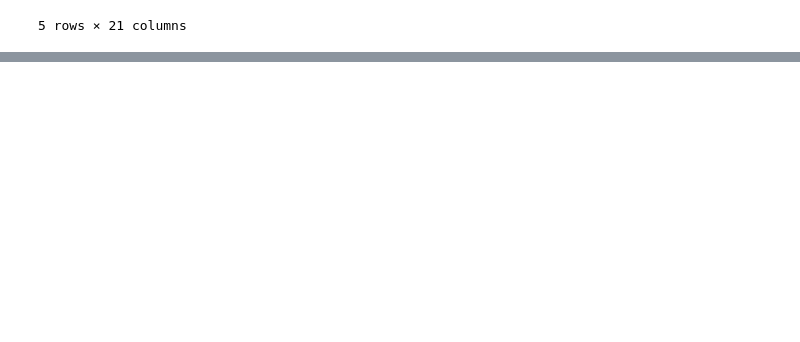
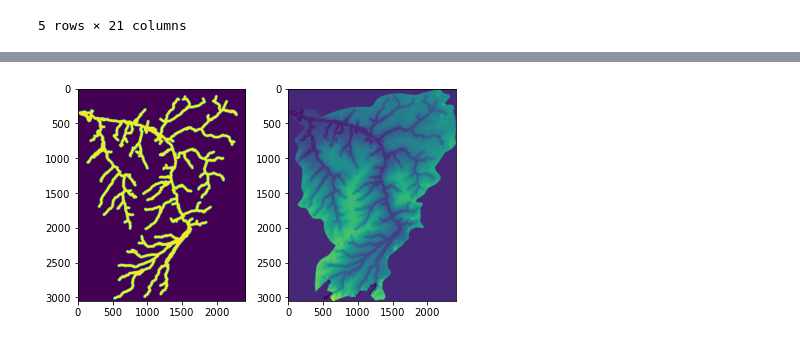
Before and after one commit to jorisvandenbossche/DS-python-geospatial, a Jupyter notebook: notebooks/20-raster-vector-tools.ipynb, the cells around one changed output, grey strips where cells are left out. Saved outputs shown, nothing was run; the diff lists cells and outputs as text; code cells hidden in the pictures; blank space fills up the shorter version.

```diff
--- a/notebooks/20-raster-vector-tools.ipynb
+++ b/notebooks/20-raster-vector-tools.ipynb
@@ -141,2 +236,6 @@ segments_buffered = segments.geometry.buffer(100)
 # %%
-img = rasterio.features.rasterize(zip(segments_buffered, [1]*len(segments_buffered)), out_shape=(4000, 6400), transform=transform)
+segments_buffered = segments.geometry.buffer(100)
+img = rasterio.features.rasterize(
+    zip(segments_buffered, [1]*len(segments_buffered)),
+    out_shape=(3051, 2405),
+    transform=transform)
@@ -147,0 +242,7 @@ plt.imshow(img)
+# %%
+fig, (ax0, ax1) = plt.subplots(1, 2)
+ax0.imshow(img*50)
+ll = ax1.imshow(dem_zwalm - img*20) # just as an example
+plt.tight_layout()
+# %% [output]
+[figure, added]
```
Also changed, not shown: parts of 34 cells of this notebook.
